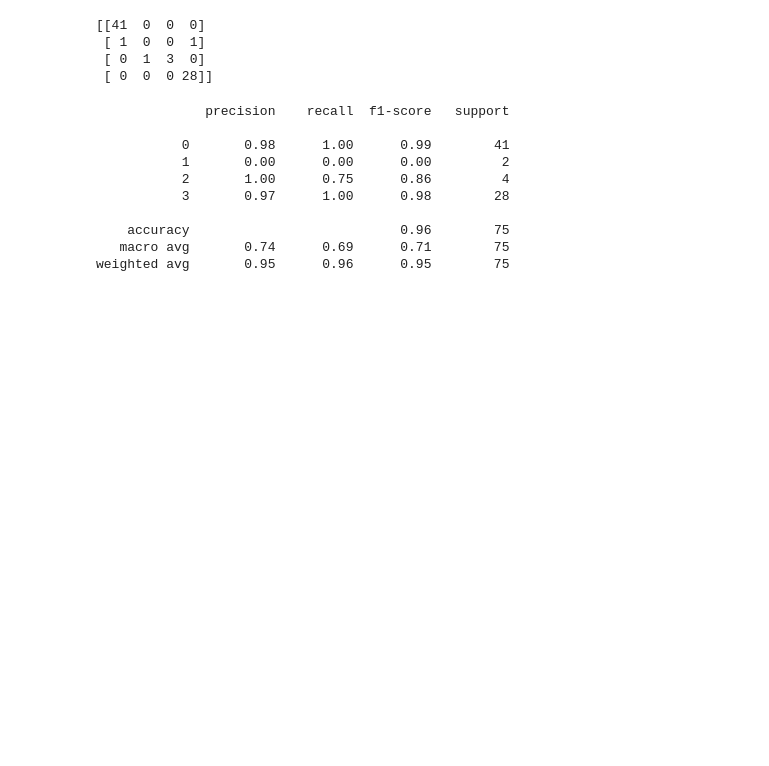
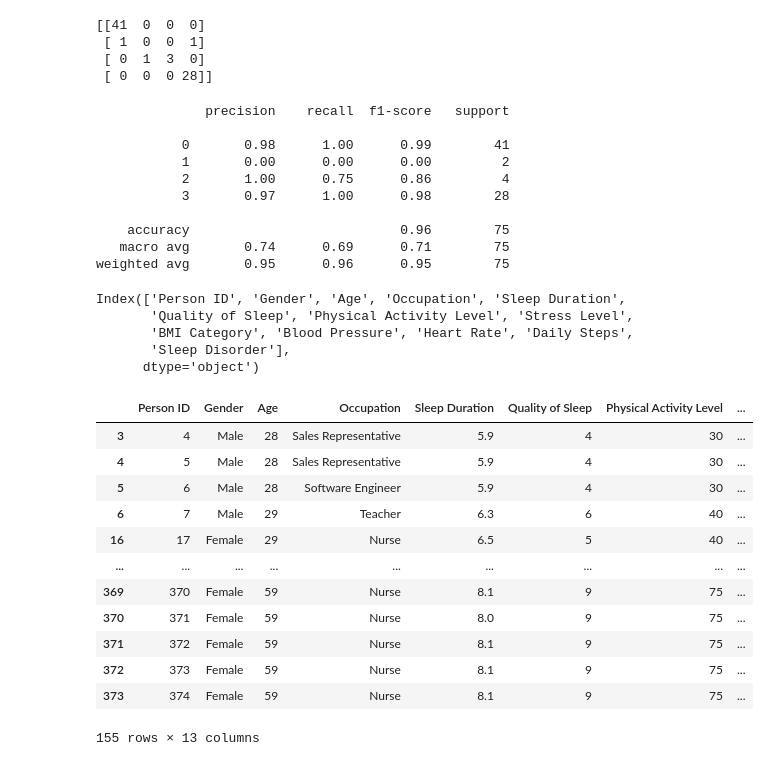
Before and after one commit to PrashanthiThirunahari/STAT_ML_B50_2495, a Jupyter notebook: STML_DATASET_PROJECT.ipynb, the cells around one changed output. Drawn from its saved outputs; the diff is of its cells as text; code cells hidden in the pictures; blank space fills up the shorter version.

```diff
--- a/STML_DATASET_PROJECT.ipynb
+++ b/STML_DATASET_PROJECT.ipynb
@@ -404,0 +412,30 @@ weighted avg       0.95      0.96      0.95        75
+# %%
+d=pd.read_csv('/content/Sleep_health_and_lifestyle_dataset.csv')
+d
+print(d.columns)
+# %% [output]
+Index(['Person ID', 'Gender', 'Age', 'Occupation', 'Sleep Duration',
+       'Quality of Sleep', 'Physical Activity Level', 'Stress Level',
+       'BMI Category', 'Blood Pressure', 'Heart Rate', 'Daily Steps',
+       'Sleep Disorder'],
+      dtype='object')
+# %%
+d.isnull().sum()
+d.duplicated().sum()
+d.drop_duplicates(inplace=True)
+d.dropna(inplace=True)
+d
+# %% [output]
+|  | Person ID | Gender | Age | Occupation | Sleep Duration | Quality of Sleep | Physical Activity Level | ... |
+| 3 | 4 | Male | 28 | Sales Representative | 5.9 | 4 | 30 | ... |
+| 4 | 5 | Male | 28 | Sales Representative | 5.9 | 4 | 30 | ... |
+| 5 | 6 | Male | 28 | Software Engineer | 5.9 | 4 | 30 | ... |
+| 6 | 7 | Male | 29 | Teacher | 6.3 | 6 | 40 | ... |
+| 16 | 17 | Female | 29 | Nurse | 6.5 | 5 | 40 | ... |
+| ... | ... | ... | ... | ... | ... | ... | ... | ... |
+| 369 | 370 | Female | 59 | Nurse | 8.1 | 9 | 75 | ... |
+| 370 | 371 | Female | 59 | Nurse | 8.0 | 9 | 75 | ... |
+| 371 | 372 | Female | 59 | Nurse | 8.1 | 9 | 75 | ... |
+| 372 | 373 | Female | 59 | Nurse | 8.1 | 9 | 75 | ... |
+| 373 | 374 | Female | 59 | Nurse | 8.1 | 9 | 75 | ... |
+155 rows × 13 columns
```
Also changed, not shown: parts of 24 cells of this notebook.
